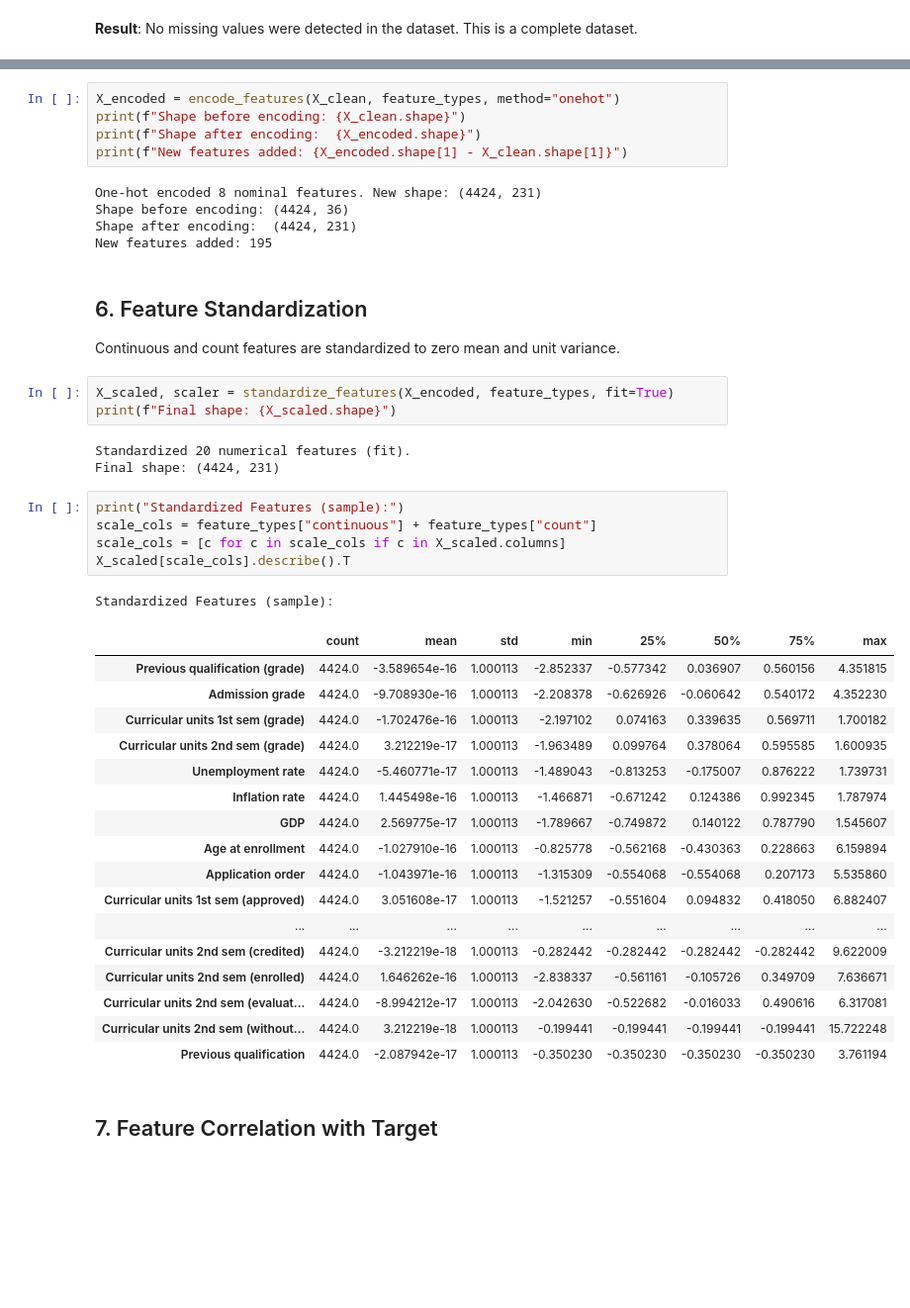
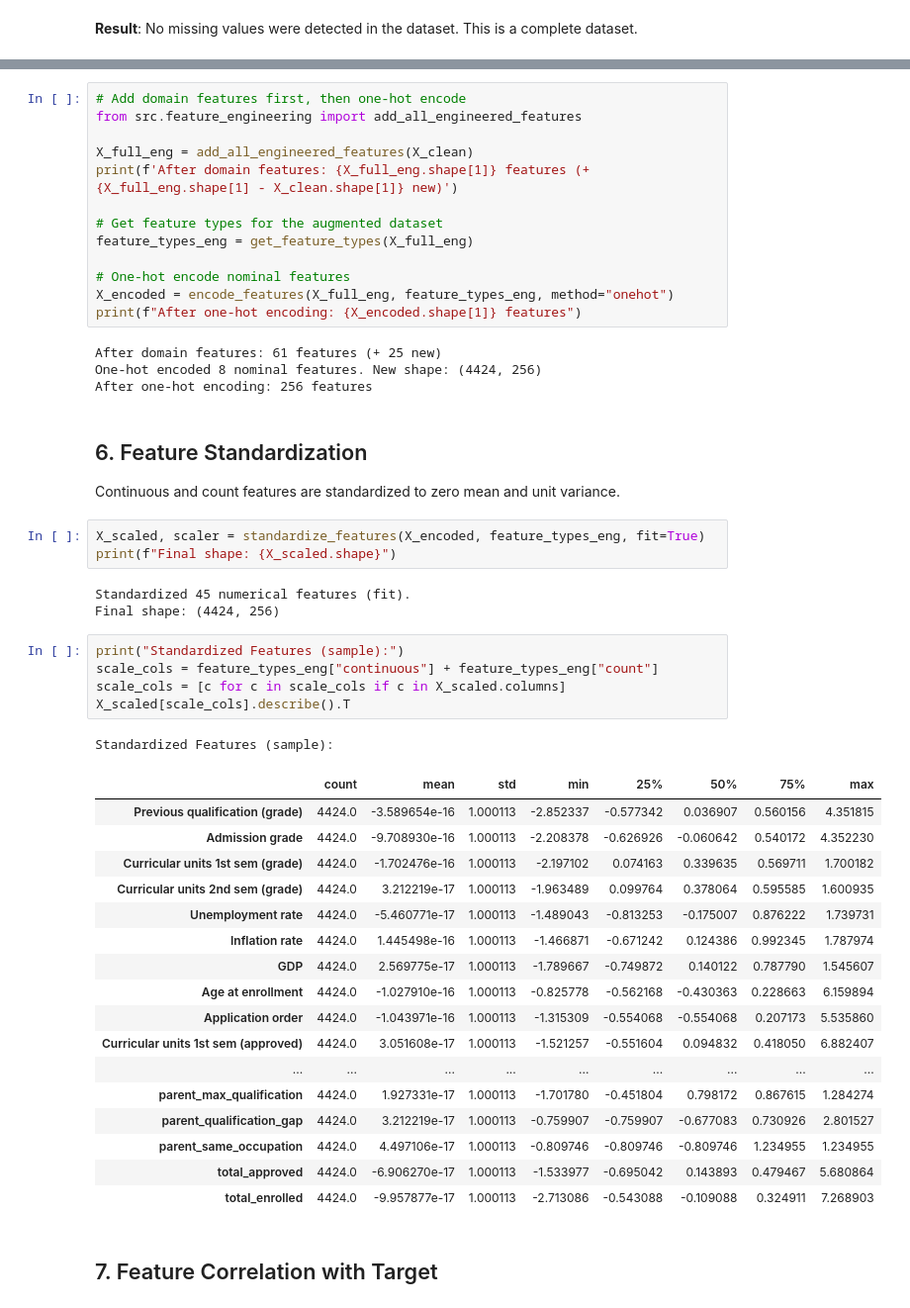
Before and after one commit to pheonix2006/dsaa2011_machine_learning, a Jupyter notebook: notebooks/01_data_preprocessing.ipynb, the cells around one changed output, grey strips where cells are left out. Shown at 99% size. Saved outputs shown, nothing was run; the diff lists cells and outputs as text; blank space fills up the shorter version.

```diff
--- a/notebooks/01_data_preprocessing.ipynb
+++ b/notebooks/01_data_preprocessing.ipynb
@@ -184,46 +184,53 @@ Nominal categorical features are one-hot encoded to avoid introducing ordinal re
-# %%
-X_encoded = encode_features(X_clean, feature_types, method="onehot")
-print(f"Shape before encoding: {X_clean.shape}")
-print(f"Shape after encoding:  {X_encoded.shape}")
-print(f"New features added: {X_encoded.shape[1] - X_clean.shape[1]}")
-# %% [output]
-One-hot encoded 8 nominal features. New shape: (4424, 231)
-Shape before encoding: (4424, 36)
-Shape after encoding:  (4424, 231)
-New features added: 195
+# %%
+# Add domain features first, then one-hot encode
+from src.feature_engineering import add_all_engineered_features
+
+X_full_eng = add_all_engineered_features(X_clean)
+print(f'After domain features: {X_full_eng.shape[1]} features (+ {X_full_eng.shape[1] - X_clean.shape[1]} new)')
+
+# Get feature types for the augmented dataset
+feature_types_eng = get_feature_types(X_full_eng)
+
+# One-hot encode nominal features
+X_encoded = encode_features(X_full_eng, feature_types_eng, method="onehot")
+print(f"After one-hot encoding: {X_encoded.shape[1]} features")
+# %% [output]
+After domain features: 61 features (+ 25 new)
+One-hot encoded 8 nominal features. New shape: (4424, 256)
+After one-hot encoding: 256 features
 # %% [markdown]
 ## 6. Feature Standardization
 
 Continuous and count features are standardized to zero mean and unit variance.
 # %%
-X_scaled, scaler = standardize_features(X_encoded, feature_types, fit=True)
+X_scaled, scaler = standardize_features(X_encoded, feature_types_eng, fit=True)
 print(f"Final shape: {X_scaled.shape}")
 # %% [output]
-Standardized 20 numerical features (fit).
-Final shape: (4424, 231)
+Standardized 45 numerical features (fit).
+Final shape: (4424, 256)
 # %%
 print("Standardized Features (sample):")
-scale_cols = feature_types["continuous"] + feature_types["count"]
+scale_cols = feature_types_eng["continuous"] + feature_types_eng["count"]
 scale_cols = [c for c in scale_cols if c in X_scaled.columns]
 X_scaled[scale_cols].describe().T
 # %% [output]
 Standardized Features (sample):
 |  | count | mean | std | min | 25% | 50% | 75% | max |
 | Previous qualification (grade) | 4424.0 | -3.589654e-16 | 1.000113 | -2.852337 | -0.577342 | 0.036907 | 0.560156 | 4.351815 |
 | Admission grade | 4424.0 | -9.708930e-16 | 1.000113 | -2.208378 | -0.626926 | -0.060642 | 0.540172 | 4.352230 |
 | Curricular units 1st sem (grade) | 4424.0 | -1.702476e-16 | 1.000113 | -2.197102 | 0.074163 | 0.339635 | 0.569711 | 1.700182 |
 | Curricular units 2nd sem (grade) | 4424.0 | 3.212219e-17 | 1.000113 | -1.963489 | 0.099764 | 0.378064 | 0.595585 | 1.600935 |
 | Unemployment rate | 4424.0 | -5.460771e-17 | 1.000113 | -1.489043 | -0.813253 | -0.175007 | 0.876222 | 1.739731 |
 | Inflation rate | 4424.0 | 1.445498e-16 | 1.000113 | -1.466871 | -0.671242 | 0.124386 | 0.992345 | 1.787974 |
 | GDP | 4424.0 | 2.569775e-17 | 1.000113 | -1.789667 | -0.749872 | 0.140122 | 0.787790 | 1.545607 |
 | Age at enrollment | 4424.0 | -1.027910e-16 | 1.000113 | -0.825778 | -0.562168 | -0.430363 | 0.228663 | 6.159894 |
 | Application order | 4424.0 | -1.043971e-16 | 1.000113 | -1.315309 | -0.554068 | -0.554068 | 0.207173 | 5.535860 |
 | Curricular units 1st sem (approved) | 4424.0 | 3.051608e-17 | 1.000113 | -1.521257 | -0.551604 | 0.094832 | 0.418050 | 6.882407 |
 | ... | ... | ... | ... | ... | ... | ... | ... | ... |
-| Curricular units 2nd sem (credited) | 4424.0 | -3.212219e-18 | 1.000113 | -0.282442 | -0.282442 | -0.282442 | -0.282442 | 9.622009 |
-| Curricular units 2nd sem (enrolled) | 4424.0 | 1.646262e-16 | 1.000113 | -2.838337 | -0.561161 | -0.105726 | 0.349709 | 7.636671 |
-| Curricular units 2nd sem (evaluat... | 4424.0 | -8.994212e-17 | 1.000113 | -2.042630 | -0.522682 | -0.016033 | 0.490616 | 6.317081 |
-| Curricular units 2nd sem (without... | 4424.0 | 3.212219e-18 | 1.000113 | -0.199441 | -0.199441 | -0.199441 | -0.199441 | 15.722248 |
-| Previous qualification | 4424.0 | -2.087942e-17 | 1.000113 | -0.350230 | -0.350230 | -0.350230 | -0.350230 | 3.761194 |
+| parent_max_qualification | 4424.0 | 1.927331e-17 | 1.000113 | -1.701780 | -0.451804 | 0.798172 | 0.867615 | 1.284274 |
+| parent_qualification_gap | 4424.0 | 3.212219e-17 | 1.000113 | -0.759907 | -0.759907 | -0.677083 | 0.730926 | 2.801527 |
+| parent_same_occupation | 4424.0 | 4.497106e-17 | 1.000113 | -0.809746 | -0.809746 | -0.809746 | 1.234955 | 1.234955 |
+| total_approved | 4424.0 | -6.906270e-17 | 1.000113 | -1.533977 | -0.695042 | 0.143893 | 0.479467 | 5.680864 |
+| total_enrolled | 4424.0 | -9.957877e-17 | 1.000113 | -2.713086 | -0.543088 | -0.109088 | 0.324911 | 7.268903 |
 # %% [markdown]
 ## 7. Feature Correlation with Target
```
Also changed, not shown: parts of 18 cells of this notebook, 4 other files.
